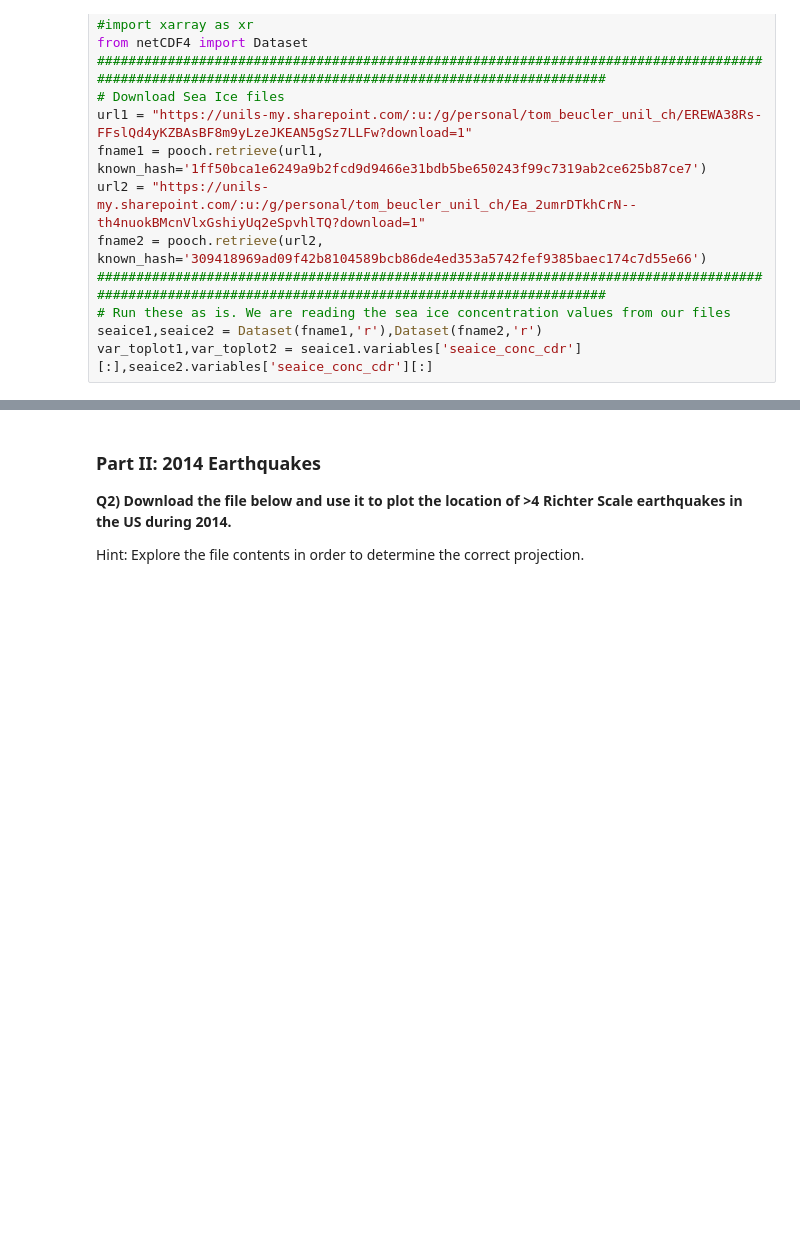
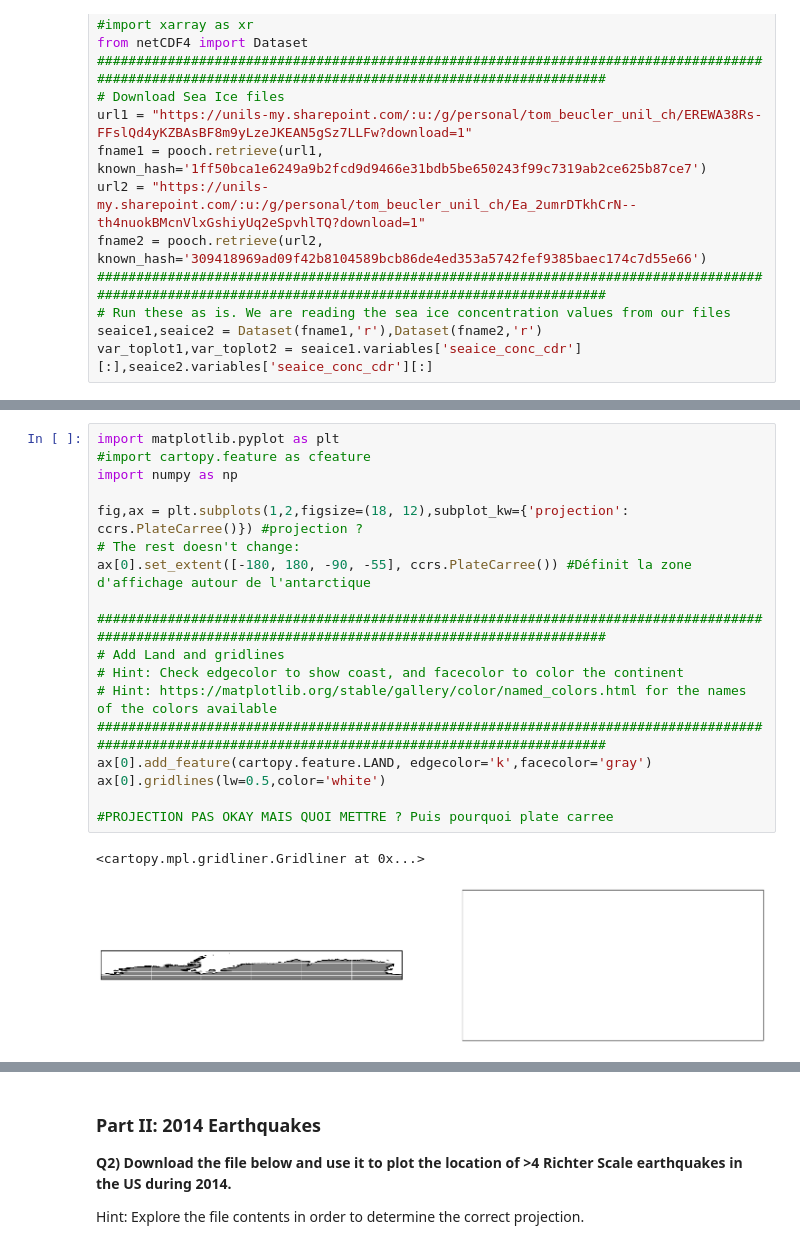
Before and after one commit to svoll1105/2025_Intro_Python, a Jupyter notebook: notebook/W2_S2.ipynb, the cells around one changed output, grey strips where cells are left out. Cells and saved outputs as stored; diff of their text form; blank space fills up the shorter version.

```diff
--- a/notebook/W2_S2.ipynb
+++ b/notebook/W2_S2.ipynb
@@ -208,0 +247,21 @@ plt.show()
+# %%
+import matplotlib.pyplot as plt
+#import cartopy.feature as cfeature
+import numpy as np
+
+fig,ax = plt.subplots(1,2,figsize=(18, 12),subplot_kw={'projection': ccrs.PlateCarree()}) #projection ?
+# The rest doesn't change:
+ax[0].set_extent([-180, 180, -90, -55], ccrs.PlateCarree()) #Définit la zone d'affichage autour de l'antarctique
+
+######################################################################################################################################################
+# Add Land and gridlines
+# Hint: Check edgecolor to show coast, and facecolor to color the continent
+# Hint: https://matplotlib.org/stable/gallery/color/named_colors.html for the names of the colors available
+######################################################################################################################################################
+ax[0].add_feature(cartopy.feature.LAND, edgecolor='k',facecolor='gray')
+ax[0].gridlines(lw=0.5,color='white')
+
+#PROJECTION PAS OKAY MAIS QUOI METTRE ? Puis pourquoi plate carree
+# %% [output]
+<cartopy.mpl.gridliner.Gridliner at 0x...>
+[figure, added]
```
Also changed, not shown: parts of 9 cells of this notebook.
